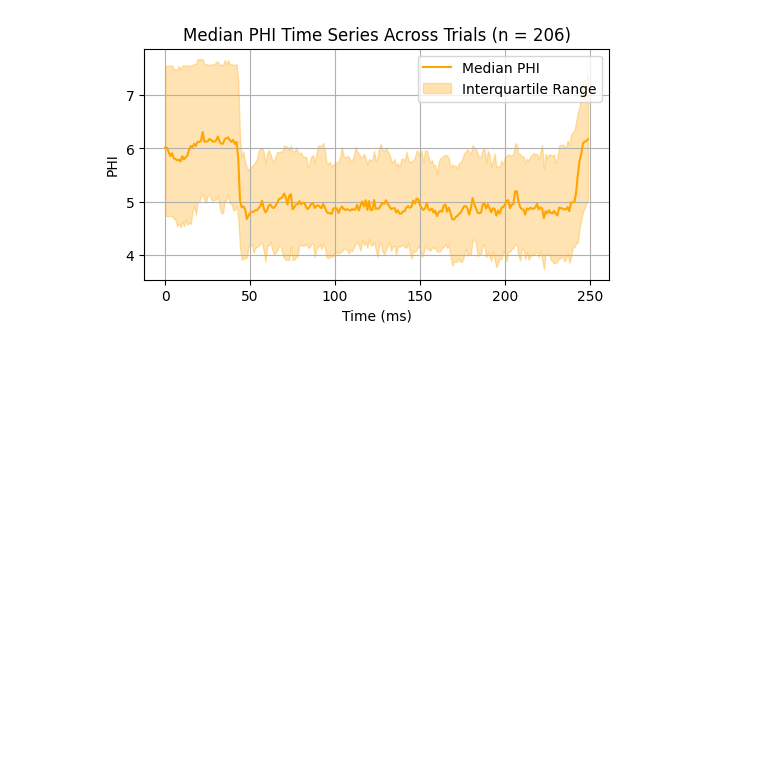
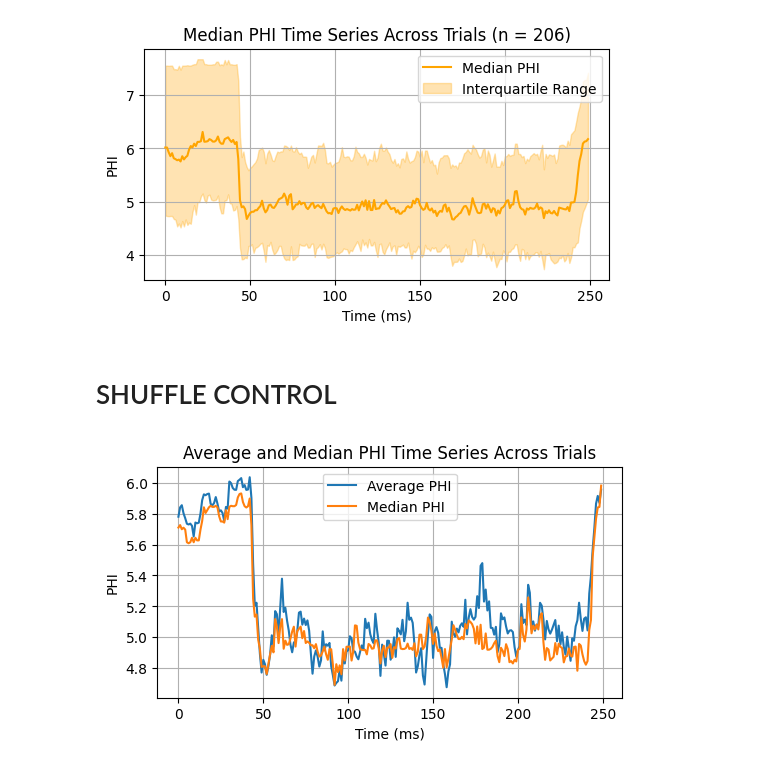
Before and after one commit to dralvima/IITmethods, a Jupyter notebook: Phi_EVPs.ipynb, the cells around one changed output. Drawn from its saved outputs; the diff is of its cells as text; code cells hidden in the pictures; blank space fills up the shorter version.

```diff
--- a/Phi_EVPs.ipynb
+++ b/Phi_EVPs.ipynb
@@ -464,3 +547,25 @@ plt.show()
 # %% [output]
 [figure]
 [figure]
+# %% [markdown]
+# SHUFFLE CONTROL
+# %%
+import numpy as np
+import random
+
+# Assuming binarized_sdfs_active_trials is a list where each element is a neuron's data across trials
+num_neurons = len(binarized_sdfs_active_trials)
+num_trials = len(binarized_sdfs_active_trials[0])  # Total number of trials
+
+# Create surrogate trials
+shuffled_trials_data = []
+for trial_idx in range(num_trials):
+    surrogate_trial = np.zeros((num_neurons, binarized_sdfs_active_trials[0][trial_idx].shape[0]))
+    for neuron_idx in range(num_neurons):
+        # Randomly select a trial for this neuron
+        random_trial_idx = random.randint(0, num_trials - 1)
+        surrogate_trial[neuron_idx, :] = binarized_sdfs_active_trials[neuron_idx][random_trial_idx]
+    shuffled_trials_data.append(surrogate_trial)
+
+# Now compute the TPMs for the shuffled data
+shuffled_all_tpms = [compute_tpm(trial) for trial in shuffled_trials_data]
@@ -466,0 +640,30 @@ plt.show()
+# %%
+# Extract PHI time series for each trial
+phi_time_series_per_trial = []
+
+for trial_data in trial_phi_results:
+    trial_time_series, phi_values, phi_states, _, _ = trial_data
+
+    # Create a dictionary mapping states to PHI values for quick lookup
+    state_to_phi = {tuple(state): phi for state, phi in zip(phi_states, phi_values)}
+
+    # Create PHI time series for this trial by mapping each state in the time series to its PHI value
+    trial_phi_time_series = np.array([state_to_phi.get(tuple(state), 0) for state in trial_time_series])
+    phi_time_series_per_trial.append(trial_phi_time_series)
+
+# Compute average and median PHI time series across trials
+average_phi_time_series = np.mean(phi_time_series_per_trial, axis=0)
+median_phi_time_series = np.median(phi_time_series_per_trial, axis=0)
+
+# Plot the average and median PHI time series
+plt.figure(figsize=(6, 3))
+plt.plot(average_phi_time_series, label='Average PHI')
+plt.plot(median_phi_time_series, label='Median PHI')
+plt.title('Average and Median PHI Time Series Across Trials')
+plt.xlabel('Time (ms)')
+plt.ylabel('PHI')
+plt.legend()
+plt.grid(True)
+plt.show()
+# %% [output]
+[figure, added]
```
Also changed, not shown: parts of 9 cells of this notebook.
